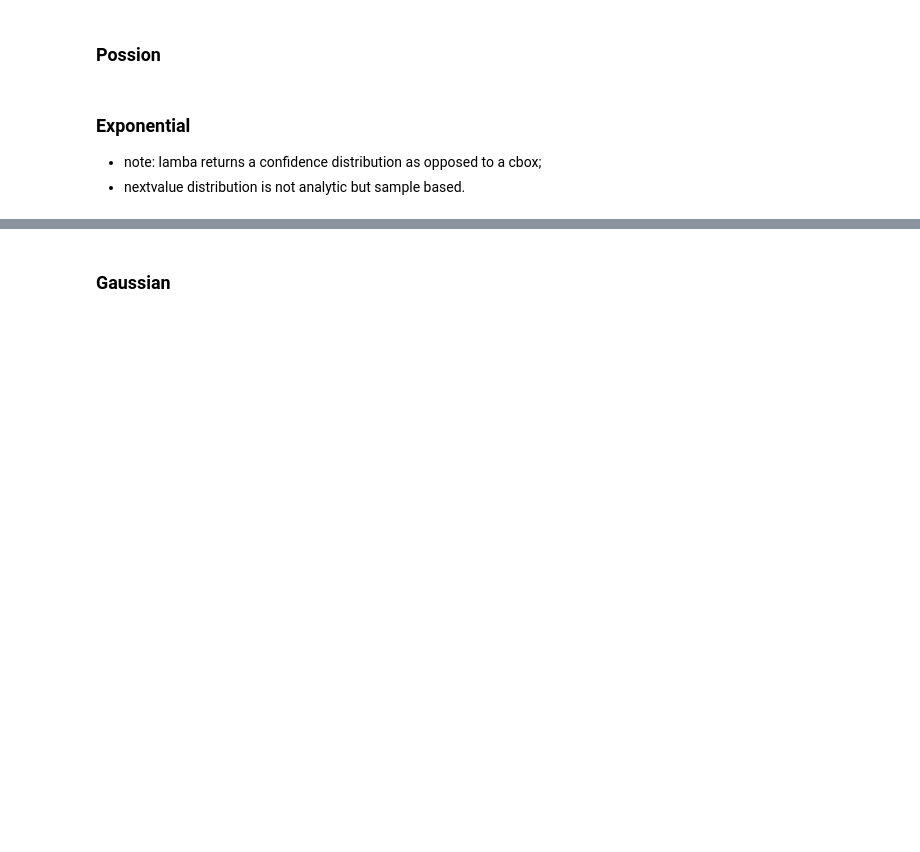
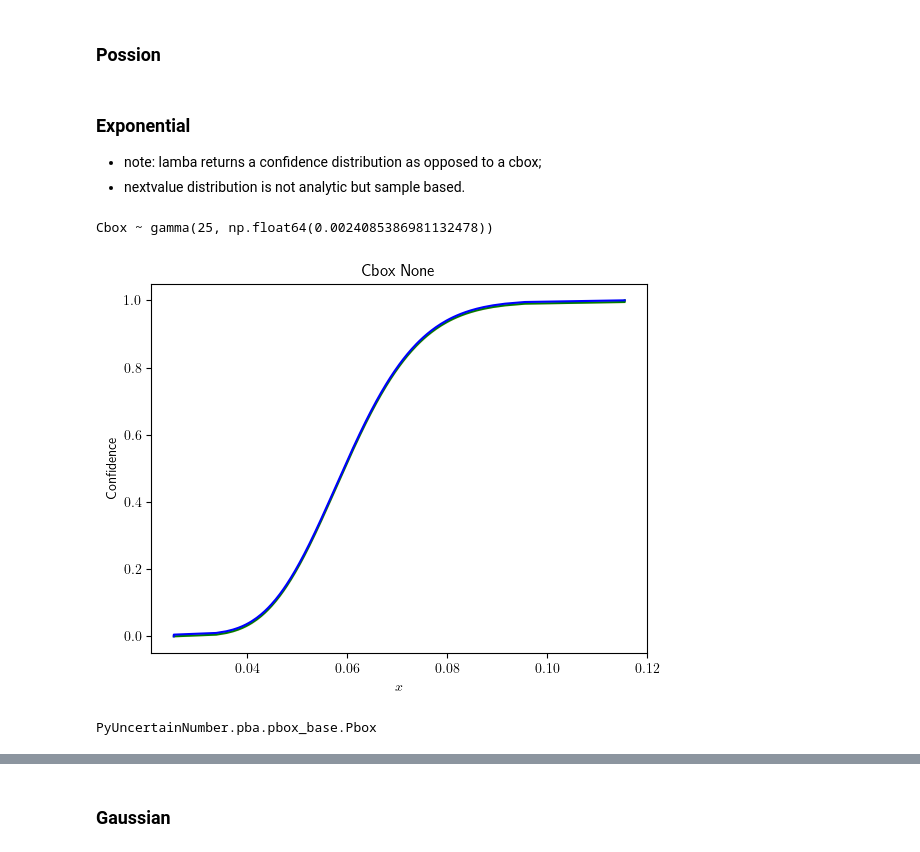
Before and after one commit to leslieDLcy/PyUncertainNumber, a Jupyter notebook: _personal/unglorfied_tests/cbox_tests/Test_cbox.ipynb, the cells around one changed output, grey strips where cells are left out. Cells and saved outputs as stored; diff of their text form; code cells hidden in the pictures; blank space fills up the shorter version.

Commit message:
updated most distributions for cbox

```diff
--- a/_personal/unglorfied_tests/cbox_tests/Test_cbox.ipynb
+++ b/_personal/unglorfied_tests/cbox_tests/Test_cbox.ipynb
@@ -74,3 +74,6 @@ _ = nextvalue_poisson.display(style='band', title='pbox for Poisson next value')
 data = np.random.uniform(size=25) * 30
 # %%
 cbox_exponential = CBexponential_lambda(data)
+cbox_exponential
+# %% [output]
+Cbox ~ gamma(25, np.float64(0.0024085386981132478))
@@ -79 +80,5 @@ cbox_exponential
+# %%
+_ = cbox_exponential.display(style='band')
+# %% [output]
+[figure, added]
 # %%
@@ -83,0 +87,4 @@ nextvalue_exponential = CBexponential(data)
+# %%
+type(nextvalue_exponential)
+# %% [output]
+PyUncertainNumber.pba.pbox_base.Pbox
```
Also changed, not shown: parts of 30 cells of this notebook, 4 other files.
